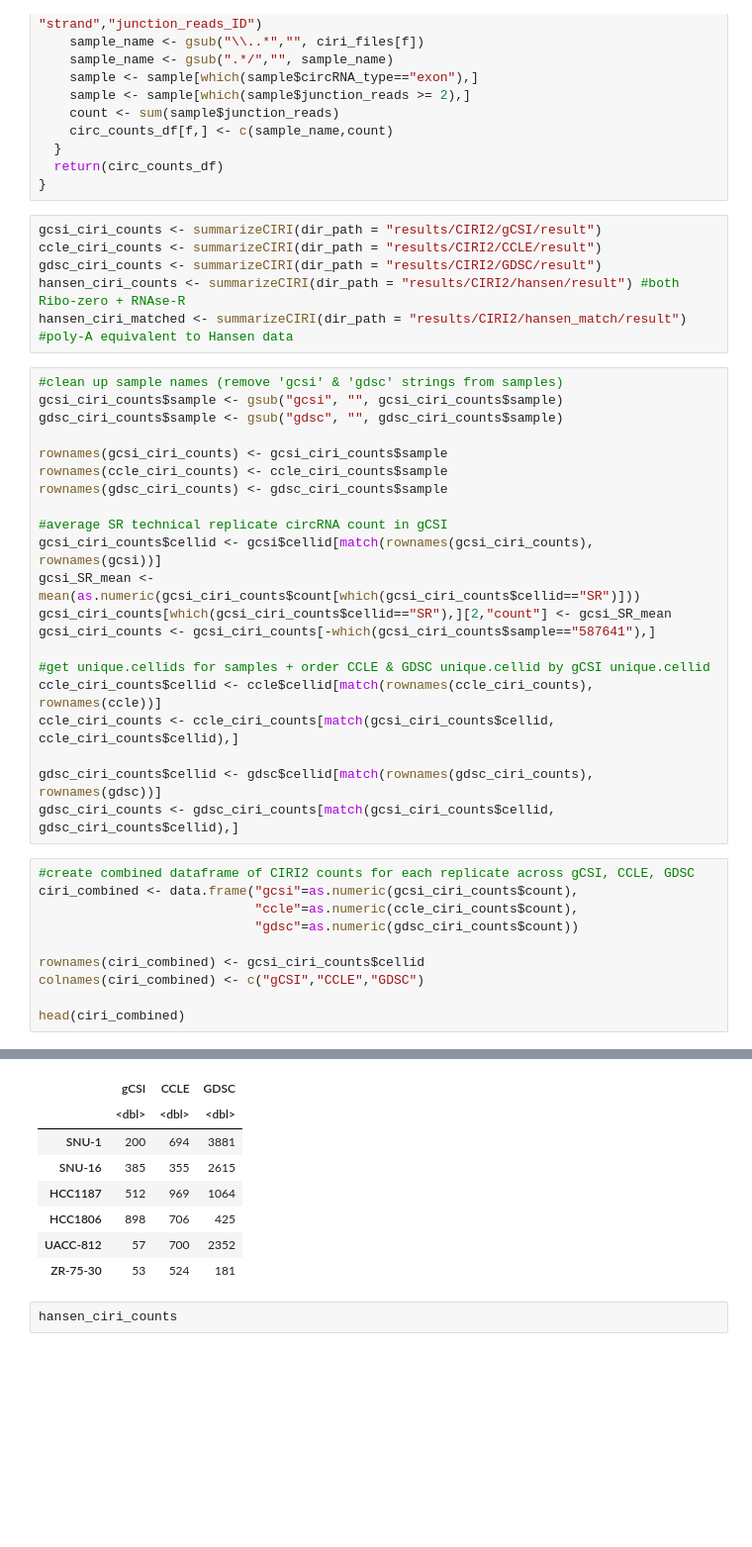
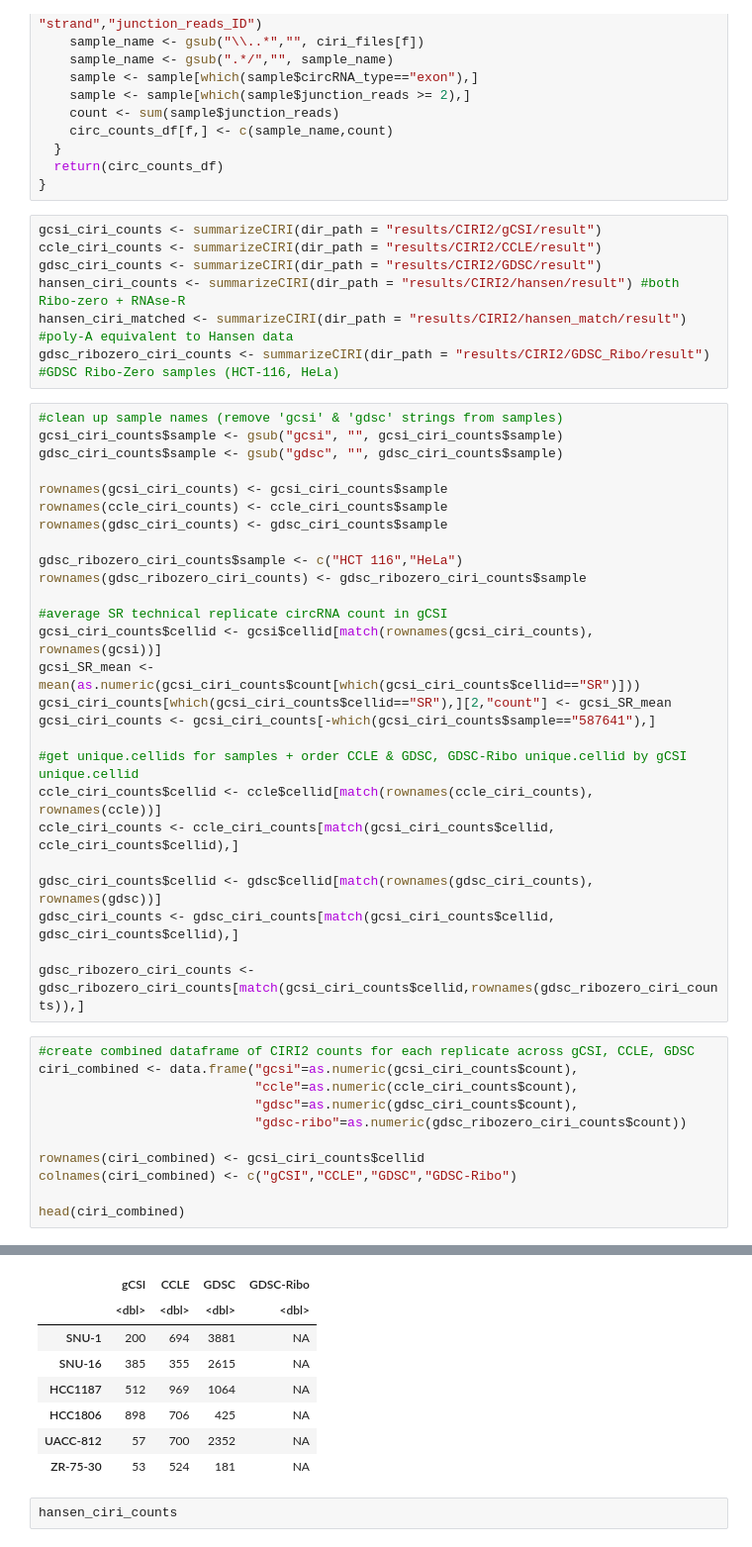
Before and after one commit to anthfm/circRNA, a Jupyter notebook: summarize_circRNA.ipynb, the cells around one changed output, grey strips where cells are left out. Shown at 99% size. Drawn from its saved outputs; the diff is of its cells as text; blank space fills up the shorter version.

```diff
--- a/summarize_circRNA.ipynb
+++ b/summarize_circRNA.ipynb
@@ -88,6 +88,7 @@ ccle_ciri_counts <- summarizeCIRI(dir_path = "results/CIRI2/CCLE/result")
 gdsc_ciri_counts <- summarizeCIRI(dir_path = "results/CIRI2/GDSC/result")
 hansen_ciri_counts <- summarizeCIRI(dir_path = "results/CIRI2/hansen/result") #both Ribo-zero + RNAse-R
 hansen_ciri_matched <- summarizeCIRI(dir_path = "results/CIRI2/hansen_match/result") #poly-A equivalent to Hansen data
+gdsc_ribozero_ciri_counts <- summarizeCIRI(dir_path = "results/CIRI2/GDSC_Ribo/result") #GDSC Ribo-Zero samples (HCT-116, HeLa)
 # %%
 #clean up sample names (remove 'gcsi' & 'gdsc' strings from samples)
 gcsi_ciri_counts$sample <- gsub("gcsi", "", gcsi_ciri_counts$sample)
@@ -97,26 +98,32 @@ rownames(gcsi_ciri_counts) <- gcsi_ciri_counts$sample
 rownames(ccle_ciri_counts) <- ccle_ciri_counts$sample
 rownames(gdsc_ciri_counts) <- gdsc_ciri_counts$sample
 
+gdsc_ribozero_ciri_counts$sample <- c("HCT 116","HeLa")
+rownames(gdsc_ribozero_ciri_counts) <- gdsc_ribozero_ciri_counts$sample
+
 #average SR technical replicate circRNA count in gCSI
 gcsi_ciri_counts$cellid <- gcsi$cellid[match(rownames(gcsi_ciri_counts), rownames(gcsi))]
 gcsi_SR_mean <- mean(as.numeric(gcsi_ciri_counts$count[which(gcsi_ciri_counts$cellid=="SR")]))
 gcsi_ciri_counts[which(gcsi_ciri_counts$cellid=="SR"),][2,"count"] <- gcsi_SR_mean
 gcsi_ciri_counts <- gcsi_ciri_counts[-which(gcsi_ciri_counts$sample=="587641"),]
 
-#get unique.cellids for samples + order CCLE & GDSC unique.cellid by gCSI unique.cellid
+#get unique.cellids for samples + order CCLE & GDSC, GDSC-Ribo unique.cellid by gCSI unique.cellid
 ccle_ciri_counts$cellid <- ccle$cellid[match(rownames(ccle_ciri_counts), rownames(ccle))]
 ccle_ciri_counts <- ccle_ciri_counts[match(gcsi_ciri_counts$cellid, ccle_ciri_counts$cellid),]
 
 gdsc_ciri_counts$cellid <- gdsc$cellid[match(rownames(gdsc_ciri_counts), rownames(gdsc))]
 gdsc_ciri_counts <- gdsc_ciri_counts[match(gcsi_ciri_counts$cellid, gdsc_ciri_counts$cellid),]
+
+gdsc_ribozero_ciri_counts <- gdsc_ribozero_ciri_counts[match(gcsi_ciri_counts$cellid,rownames(gdsc_ribozero_ciri_counts)),]
 # %%
 #create combined dataframe of CIRI2 counts for each replicate across gCSI, CCLE, GDSC
 ciri_combined <- data.frame("gcsi"=as.numeric(gcsi_ciri_counts$count),
                             "ccle"=as.numeric(ccle_ciri_counts$count),
-                            "gdsc"=as.numeric(gdsc_ciri_counts$count))
+                            "gdsc"=as.numeric(gdsc_ciri_counts$count),
+                            "gdsc-ribo"=as.numeric(gdsc_ribozero_ciri_counts$count))
 
 rownames(ciri_combined) <- gcsi_ciri_counts$cellid
-colnames(ciri_combined) <- c("gCSI","CCLE","GDSC")
+colnames(ciri_combined) <- c("gCSI","CCLE","GDSC","GDSC-Ribo")
 
 head(ciri_combined)
 # %% [output]
@@ -124,11 +131,11 @@ A data.frame: 6 × 3
-|  | gCSI | CCLE | GDSC |
-|  | <dbl> | <dbl> | <dbl> |
-| SNU-1 | 200 | 694 | 3881 |
-| SNU-16 | 385 | 355 | 2615 |
-| HCC1187 | 512 | 969 | 1064 |
-| HCC1806 | 898 | 706 | 425 |
-| UACC-812 | 57 | 700 | 2352 |
-| ZR-75-30 | 53 | 524 | 181 |
+|  | gCSI | CCLE | GDSC | GDSC-Ribo |
+|  | <dbl> | <dbl> | <dbl> | <dbl> |
+| SNU-1 | 200 | 694 | 3881 | NA |
+| SNU-16 | 385 | 355 | 2615 | NA |
+| HCC1187 | 512 | 969 | 1064 | NA |
+| HCC1806 | 898 | 706 | 425 | NA |
+| UACC-812 | 57 | 700 | 2352 | NA |
+| ZR-75-30 | 53 | 524 | 181 | NA |
 # %%
 hansen_ciri_counts
 # %% [output]
```
Also changed, not shown: parts of 11 cells of this notebook.
